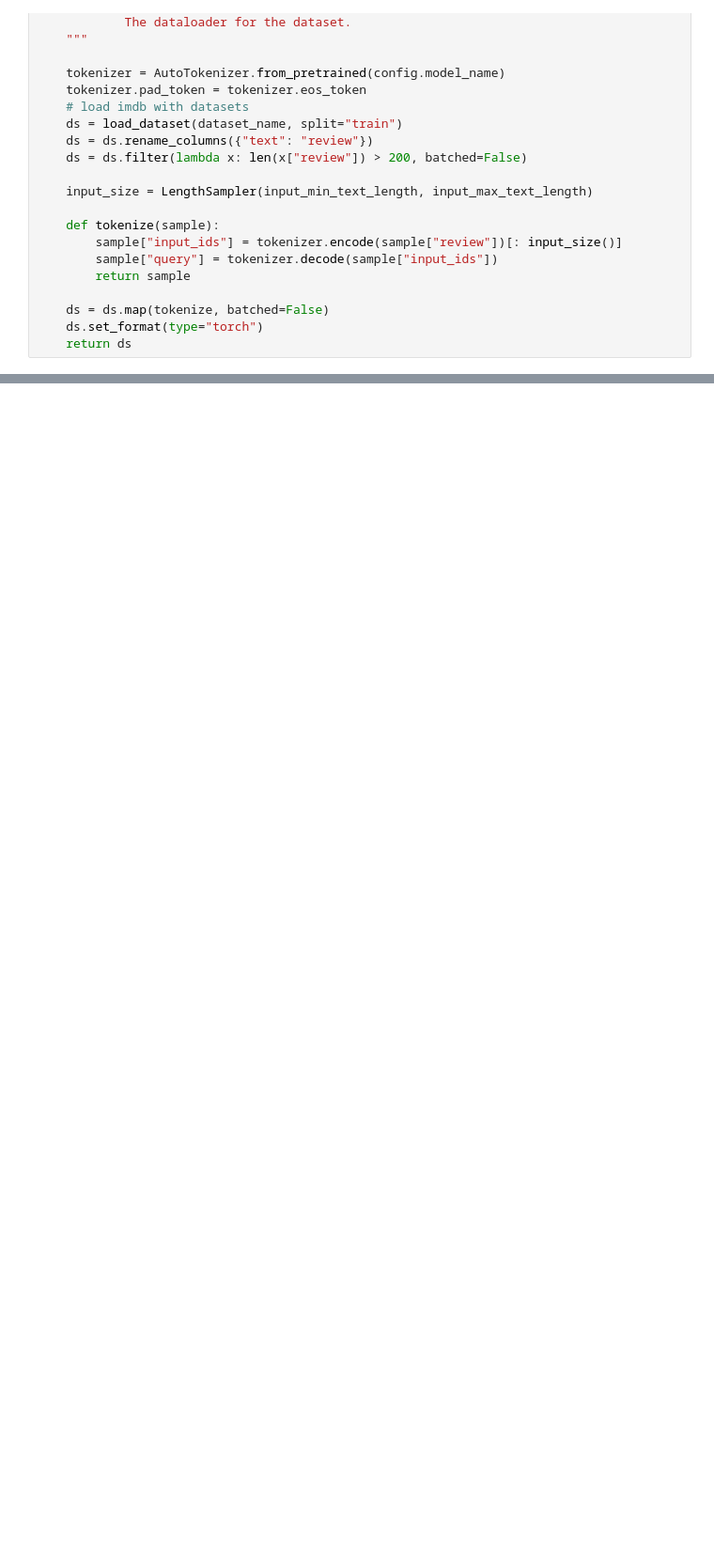
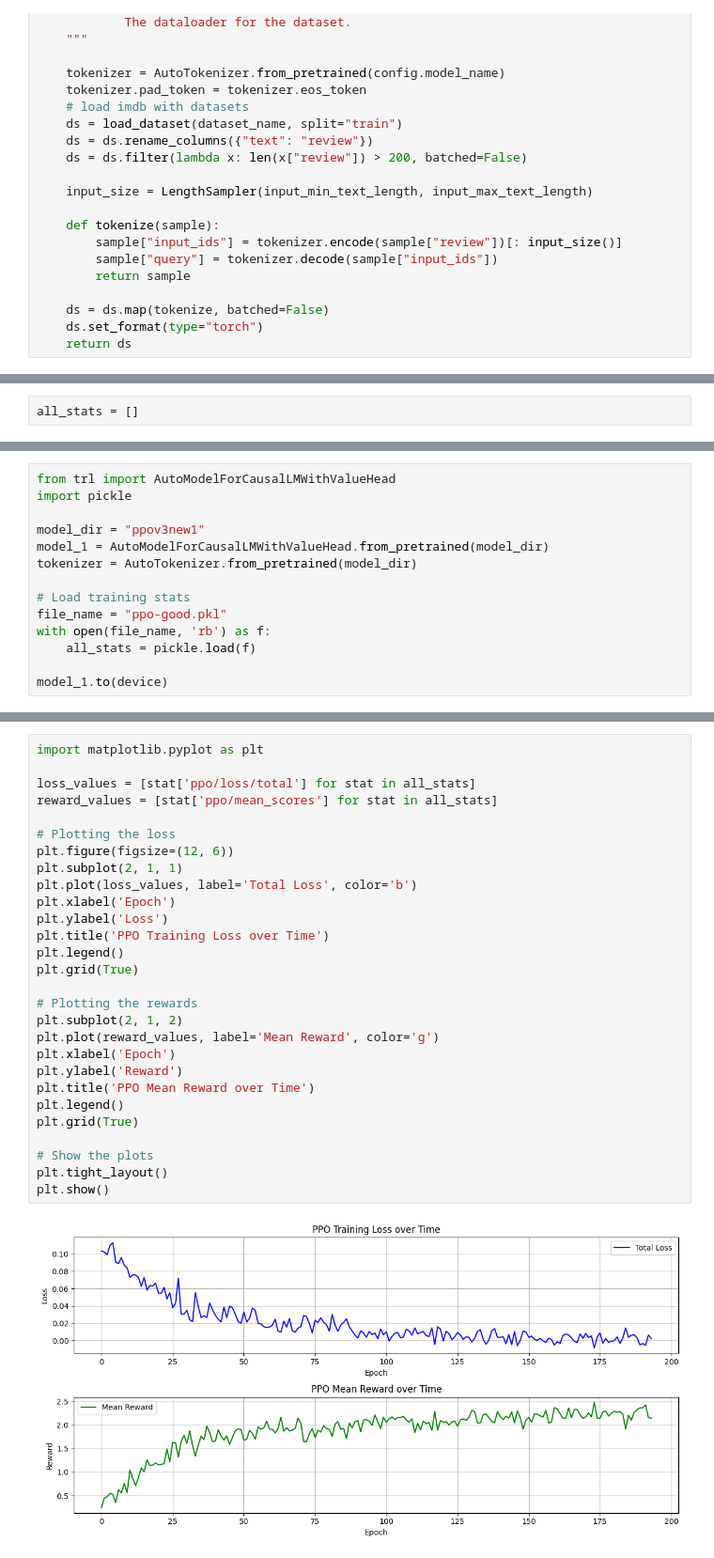
Before and after one commit to vektor8891/llm, a Jupyter notebook: projects/22_ppo_trainer/22_ppo_trainer.ipynb, the cells around one changed output, grey strips where cells are left out. Shown: that part at 94% size. Saved outputs shown, nothing was run; the diff lists cells and outputs as text; blank space fills up the shorter version.

```diff
--- a/projects/22_ppo_trainer/22_ppo_trainer.ipynb
+++ b/projects/22_ppo_trainer/22_ppo_trainer.ipynb
@@ -290,0 +510,2 @@ dataset[0]
+# %%
+all_stats = []
@@ -290,0 +584,14 @@ dataset[0]
+# %%
+from trl import AutoModelForCausalLMWithValueHead
+import pickle
+
+model_dir = "ppov3new1"
+model_1 = AutoModelForCausalLMWithValueHead.from_pretrained(model_dir)
+tokenizer = AutoTokenizer.from_pretrained(model_dir)
+
+# Load training stats
+file_name = "ppo-good.pkl"
+with open(file_name, 'rb') as f:
+    all_stats = pickle.load(f)
+
+model_1.to(device)
@@ -290,0 +618,30 @@ dataset[0]
+# %%
+import matplotlib.pyplot as plt
+
+loss_values = [stat['ppo/loss/total'] for stat in all_stats]
+reward_values = [stat['ppo/mean_scores'] for stat in all_stats]
+
+# Plotting the loss
+plt.figure(figsize=(12, 6))
+plt.subplot(2, 1, 1)
+plt.plot(loss_values, label='Total Loss', color='b')
+plt.xlabel('Epoch')
+plt.ylabel('Loss')
+plt.title('PPO Training Loss over Time')
+plt.legend()
+plt.grid(True)
+
+# Plotting the rewards
+plt.subplot(2, 1, 2)
+plt.plot(reward_values, label='Mean Reward', color='g')
+plt.xlabel('Epoch')
+plt.ylabel('Reward')
+plt.title('PPO Mean Reward over Time')
+plt.legend()
+plt.grid(True)
+
+# Show the plots
+plt.tight_layout()
+plt.show()
+# %% [output]
+[figure, added]
```
Also changed, not shown: parts of 73 cells of this notebook.
